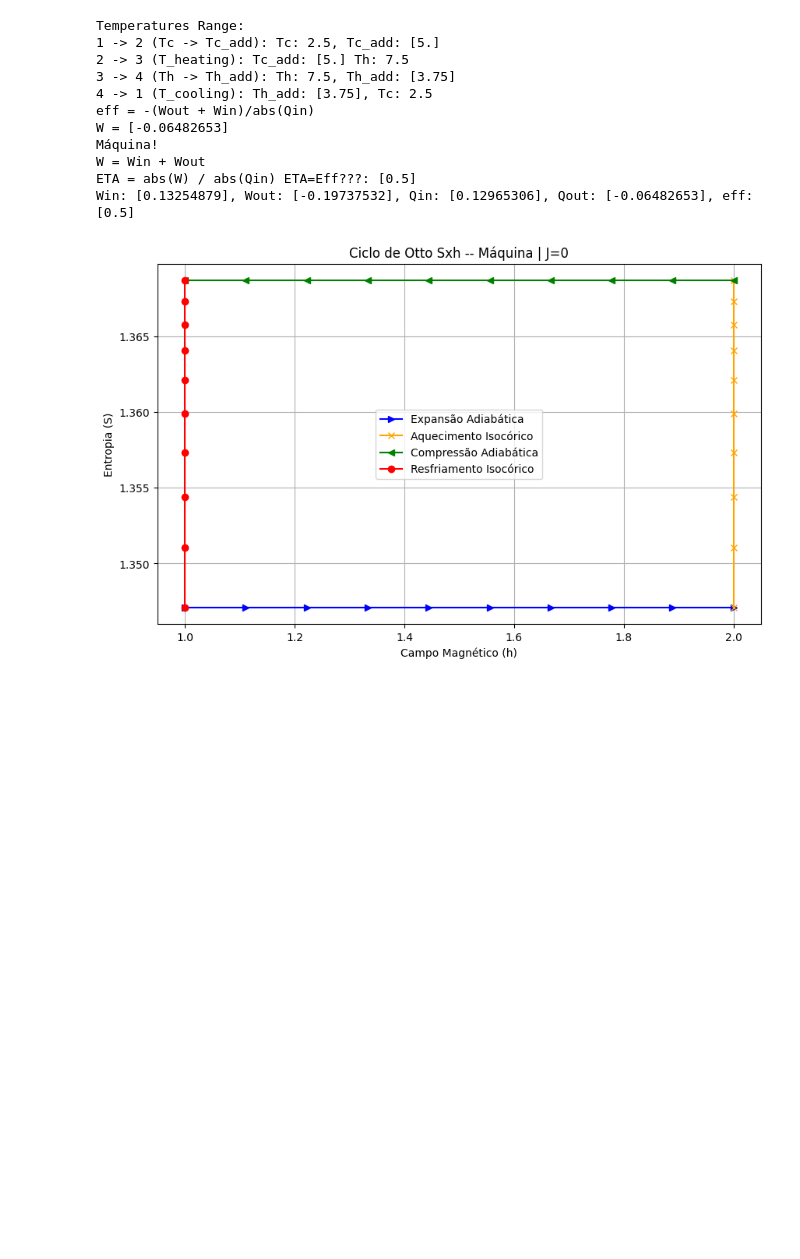
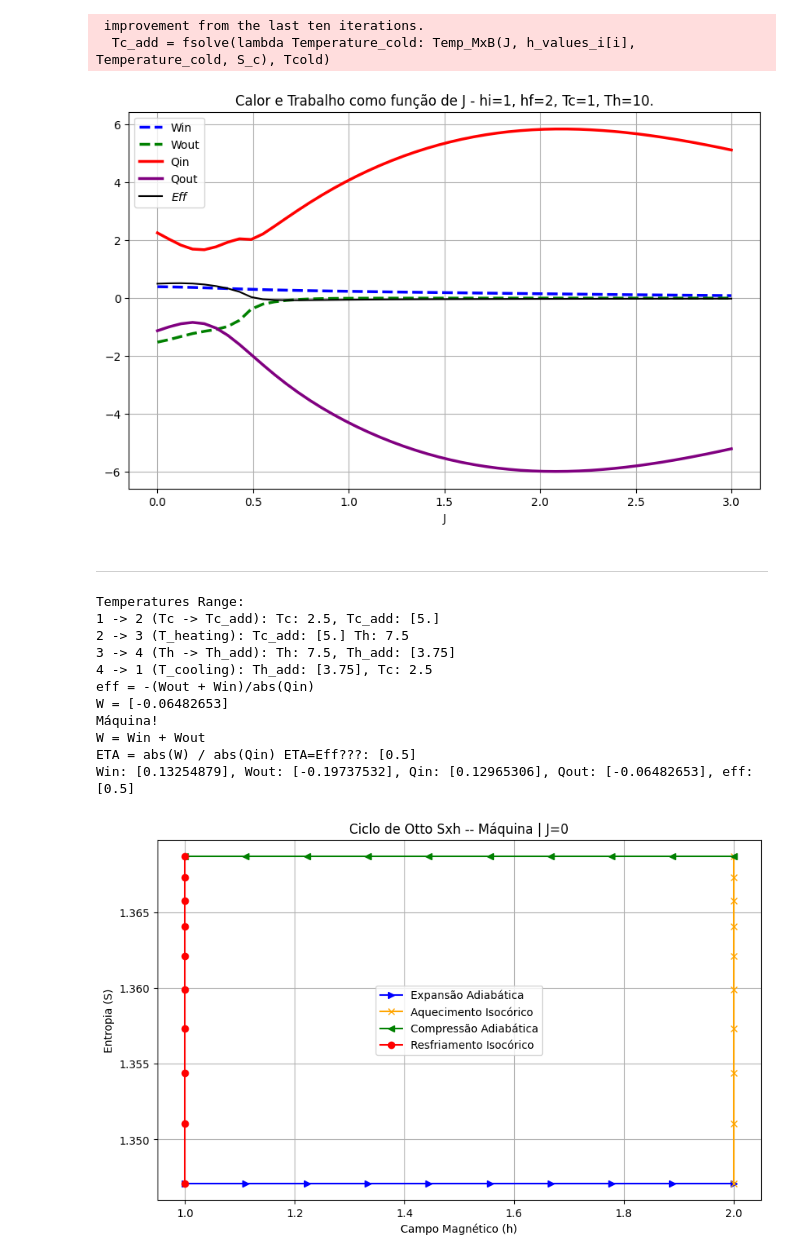
Before and after one commit to machadojoaopaulo/QuantumThermodynamics, a Jupyter notebook: MxB-classico.ipynb, the cells around one changed output. Saved outputs shown, nothing was run; the diff lists cells and outputs as text; code cells hidden in the pictures; blank space fills up the shorter version.

```diff
--- a/MxB-classico.ipynb
+++ b/MxB-classico.ipynb
@@ -252,3 +330,18 @@ def plot_ciclo_SxB(J, hi, hf, h_values_i, h_values_f, S_values_i , S_values_f, S
+# %%
+J_range = 3
+hi = 1
+hf = 2
+Tc = 1
+Th = 10
+PASSOS = 10
+
+plot_energies_x_J(J_range, hi, hf, Tc, Th, PASSOS)
+# %% [output]
+ improvement from the last ten iterations.
+  Tc_add = fsolve(lambda Temperature_cold: Temp_MxB(J, h_values_i[i], Temperature_cold, S_c), Tcold)
+[figure, added]
+# %% [markdown]
+---------------------------
 # %%
 def main_MxB(J, hi, hf, Tc, Th, PASSOS):
 
```
Also changed, not shown: parts of 10 cells of this notebook, 2 other files.
